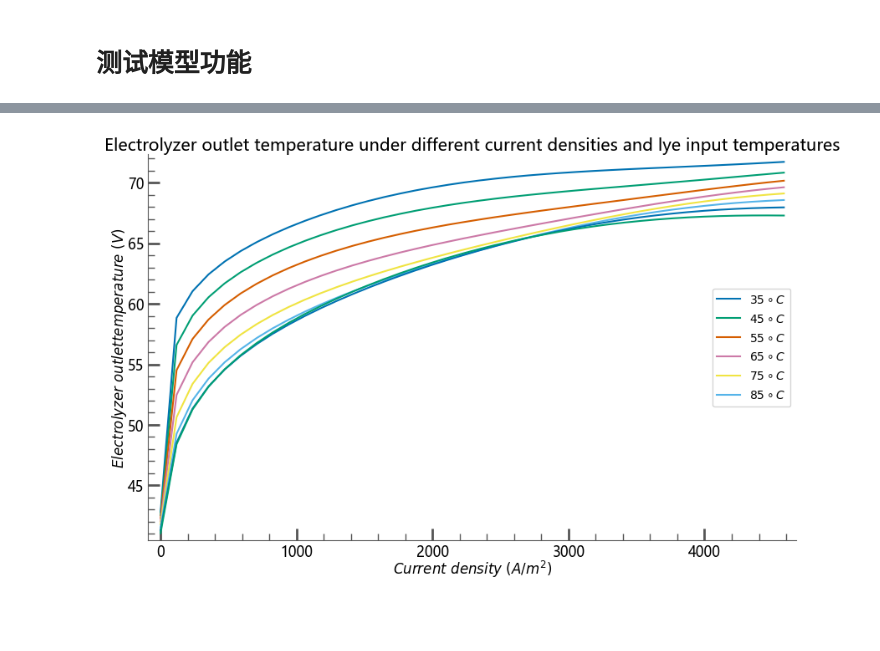
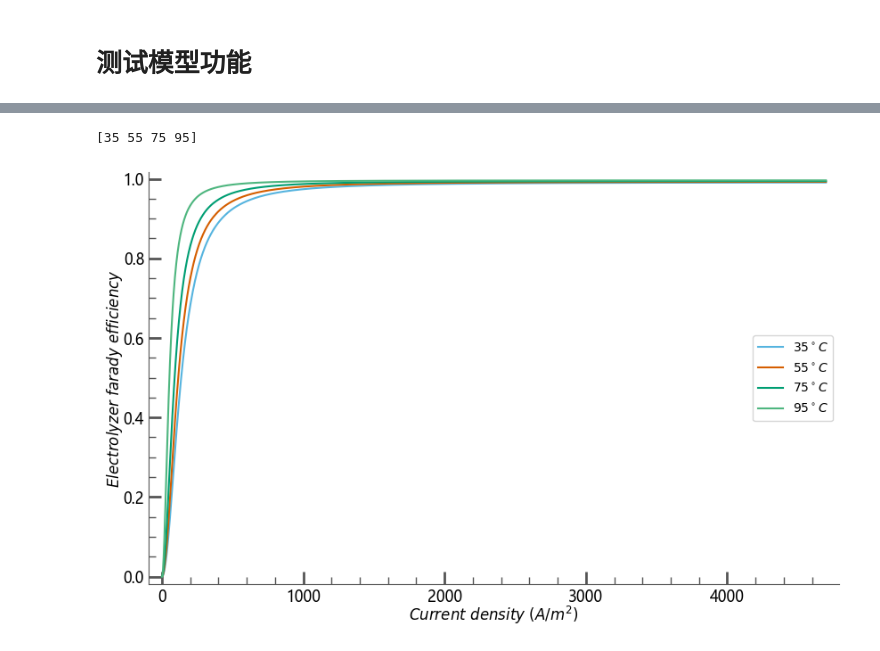
Before and after one commit to GustavHenry/Electrolyzer-dynamic-model, a Jupyter notebook: src/Thermal model test.ipynb, the cells around one changed output, grey strips where cells are left out. Cells and saved outputs as stored; diff of their text form; code cells hidden in the pictures; blank space fills up the shorter version.

```diff
--- a/src/Thermal model test.ipynb
+++ b/src/Thermal model test.ipynb
@@ -138,7 +138,8 @@ figure saved at Thermal model 不同碱液入口温度下电解槽极化曲线
-# %%
-Polar_Curve_Tlye()
-# %% [output]
-[figure, removed]
+# %%
+current_temp_farady()
+# %% [output]
+[35 55 75 95]
+[figure, added]
 # %%
 (
     current_list,
```
Also changed, not shown: parts of 2 cells of this notebook, 3 other files.
